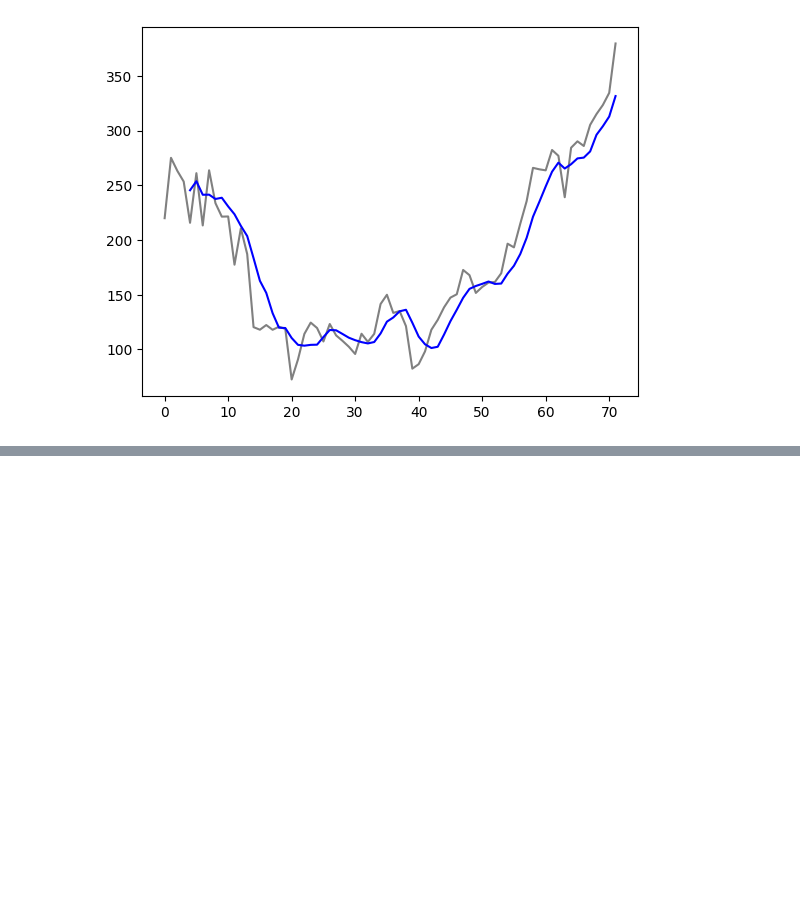
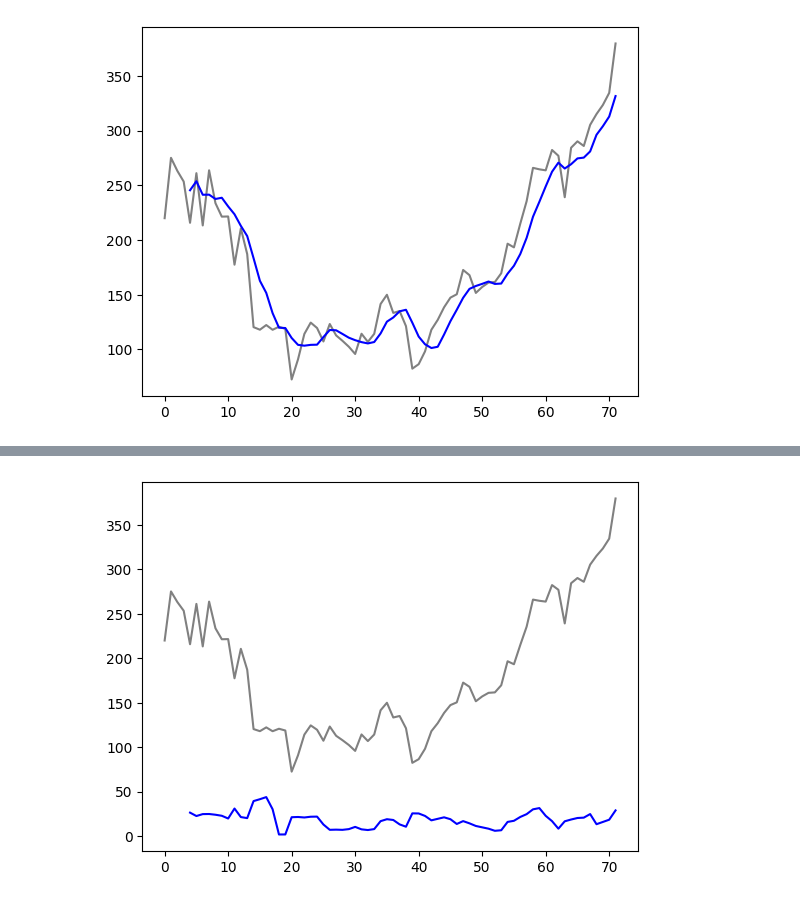
Before and after one commit to Pratyusha-Mukherjee/FSP-MachineLearning, a Jupyter notebook: day7/monthly_price/monthly_price.ipynb, the cells around one changed output, grey strips where cells are left out. Saved outputs shown, nothing was run; the diff lists cells and outputs as text; code cells hidden in the pictures; blank space fills up the shorter version.

```diff
--- a/day7/monthly_price/monthly_price.ipynb
+++ b/day7/monthly_price/monthly_price.ipynb
@@ -128,0 +164,13 @@ rolling_window_5.mean().plot(color='blue')
+# %%
+
+
+df['Price'].plot(color='gray')
+
+
+rolling_window_5 = df['Price'].rolling(window=5)
+rolling_window_5.std().plot(color='blue')
+
+
+plt.show()
+# %% [output]
+[figure, added]
```
Also changed, not shown: parts of 5 cells of this notebook.
